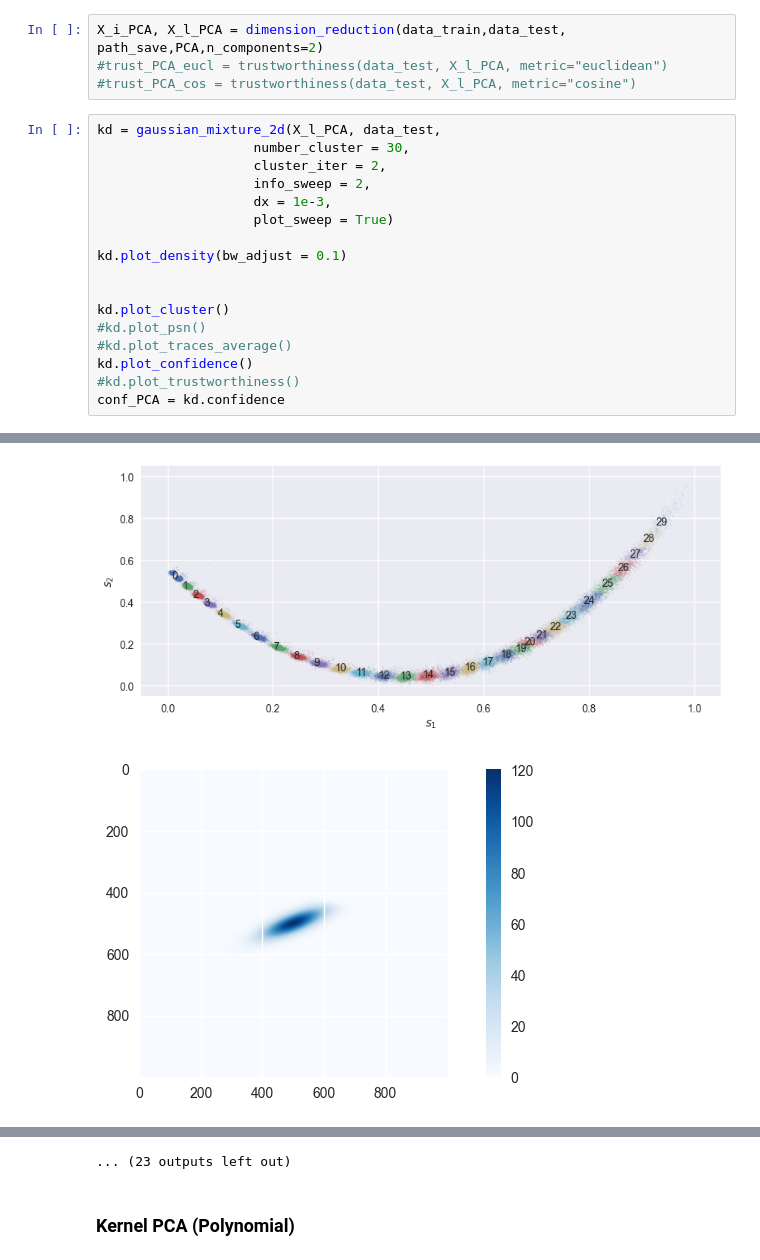
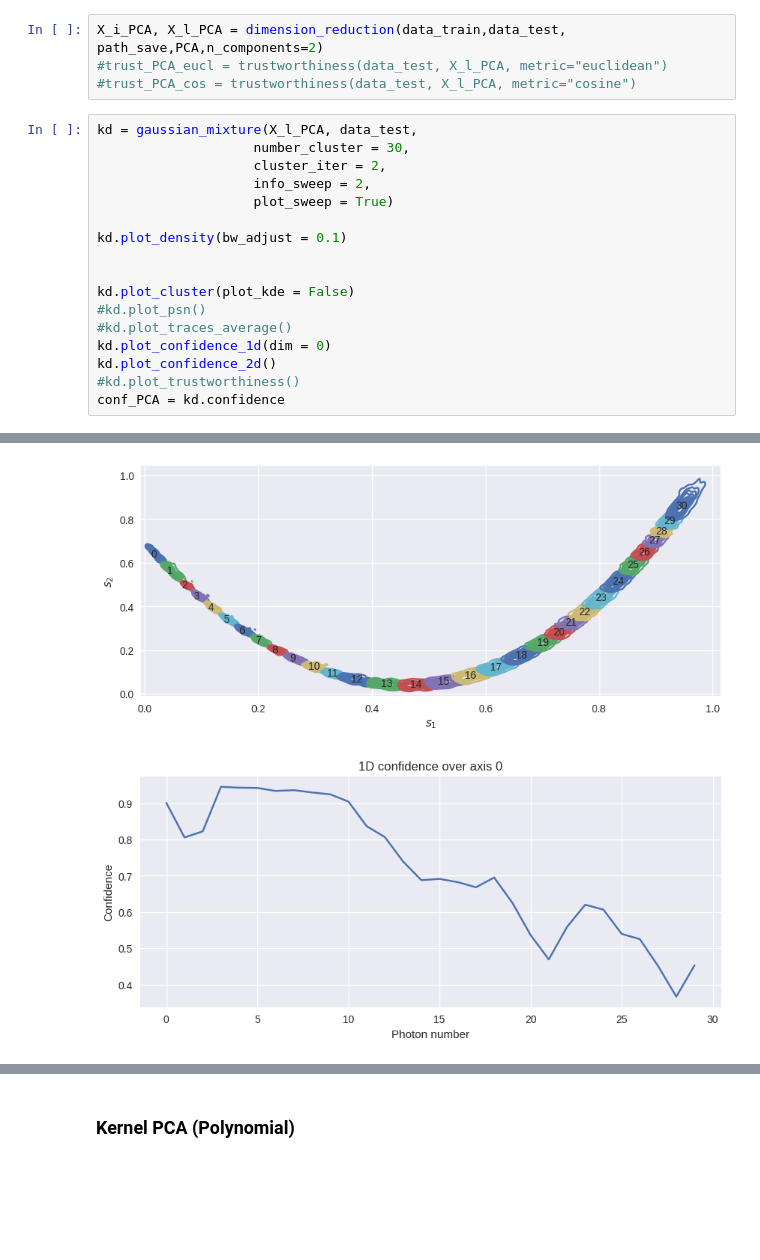
Before and after one commit to polyquantique/Photon-Number-Classification, a Jupyter notebook: src/Metrics_TES.ipynb, the cells around one changed output, grey strips where cells are left out. Drawn from its saved outputs; the diff is of its cells as text; blank space fills up the shorter version.

Commit message:
General GaussianMixture

```diff
--- a/src/Metrics_TES.ipynb
+++ b/src/Metrics_TES.ipynb
@@ -163,20 +164,20 @@ X_i_PCA, X_l_PCA = dimension_reduction(data_train,data_test, path_save,PCA,n_com
 #trust_PCA_eucl = trustworthiness(data_test, X_l_PCA, metric="euclidean")
 #trust_PCA_cos = trustworthiness(data_test, X_l_PCA, metric="cosine")
 # %%
-kd = gaussian_mixture_2d(X_l_PCA, data_test,
+kd = gaussian_mixture(X_l_PCA, data_test,
                     number_cluster = 30,
                     cluster_iter = 2,
                     info_sweep = 2,
-                    dx = 1e-3,
                     plot_sweep = True)
 
 kd.plot_density(bw_adjust = 0.1)
 
 
-kd.plot_cluster()
+kd.plot_cluster(plot_kde = False)
 #kd.plot_psn()
 #kd.plot_traces_average()
-kd.plot_confidence()
+kd.plot_confidence_1d(dim = 0)
+kd.plot_confidence_2d()
 #kd.plot_trustworthiness()
 conf_PCA = kd.confidence
 # %% [output]
@@ -186,2 +187,2 @@ conf_PCA = kd.confidence
-[figure, old version]
+[figure, new version]
-[figure, old version]
+[figure, new version]
@@ -195,4 +190,3 @@ conf_PCA = kd.confidence
-... (23 outputs left out)
 # %% [markdown]
 ### Kernel PCA (Polynomial)
 # %%
```
Also changed, not shown: parts of 7 cells of this notebook, 5 other files.
